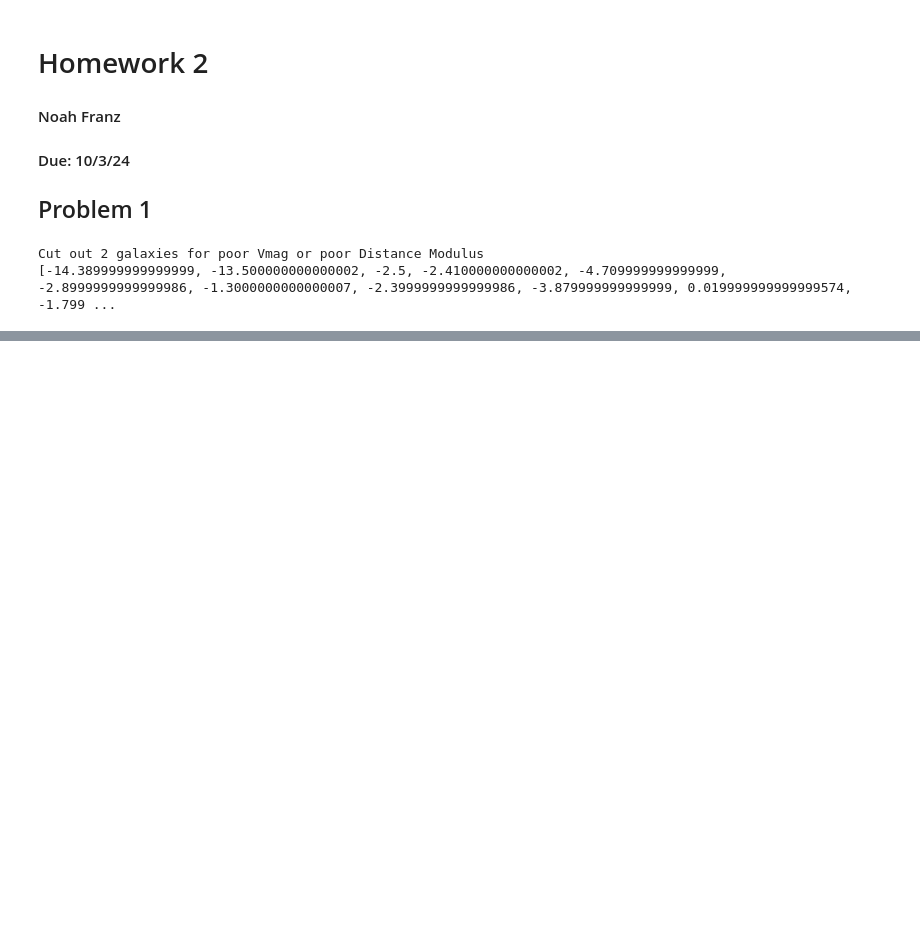
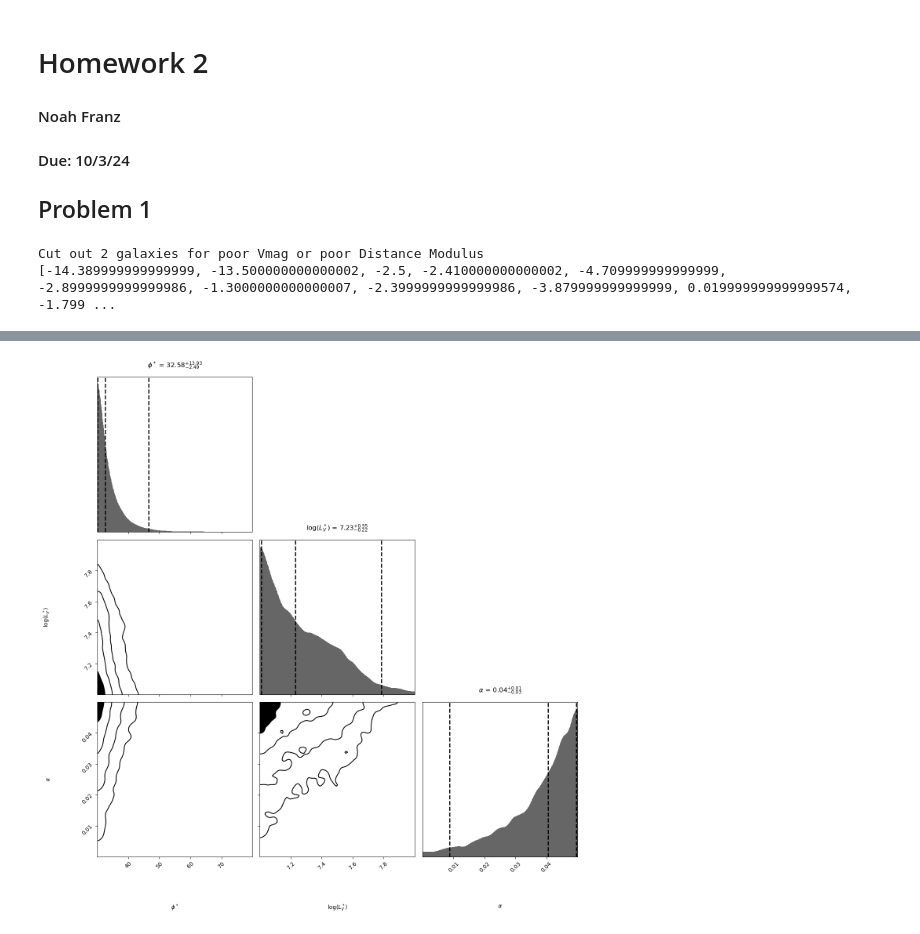
Before and after one commit to noahfranz13/SO-Classes, a Jupyter notebook: ASTR540/hw2/Franz_ASTR540_HW2.ipynb, the cells around one changed output, grey strips where cells are left out. Drawn from its saved outputs; the diff is of its cells as text; code cells hidden in the pictures; blank space fills up the shorter version.

```diff
--- a/ASTR540/hw2/Franz_ASTR540_HW2.ipynb
+++ b/ASTR540/hw2/Franz_ASTR540_HW2.ipynb
@@ -119,0 +163,6 @@ Text(0.5, 0, 'Absolute V-Band Magnitude')
+# %%
+fig, axes = dyplot.cornerplot(dres,show_titles=True,
+                              title_kwargs={'y': 1.04}, labels=labels,
+                              fig=plt.subplots(3, 3, figsize=(15, 15)))
+# %% [output]
+[figure, added]
```
Also changed, not shown: parts of 14 cells of this notebook, 1 other file.
